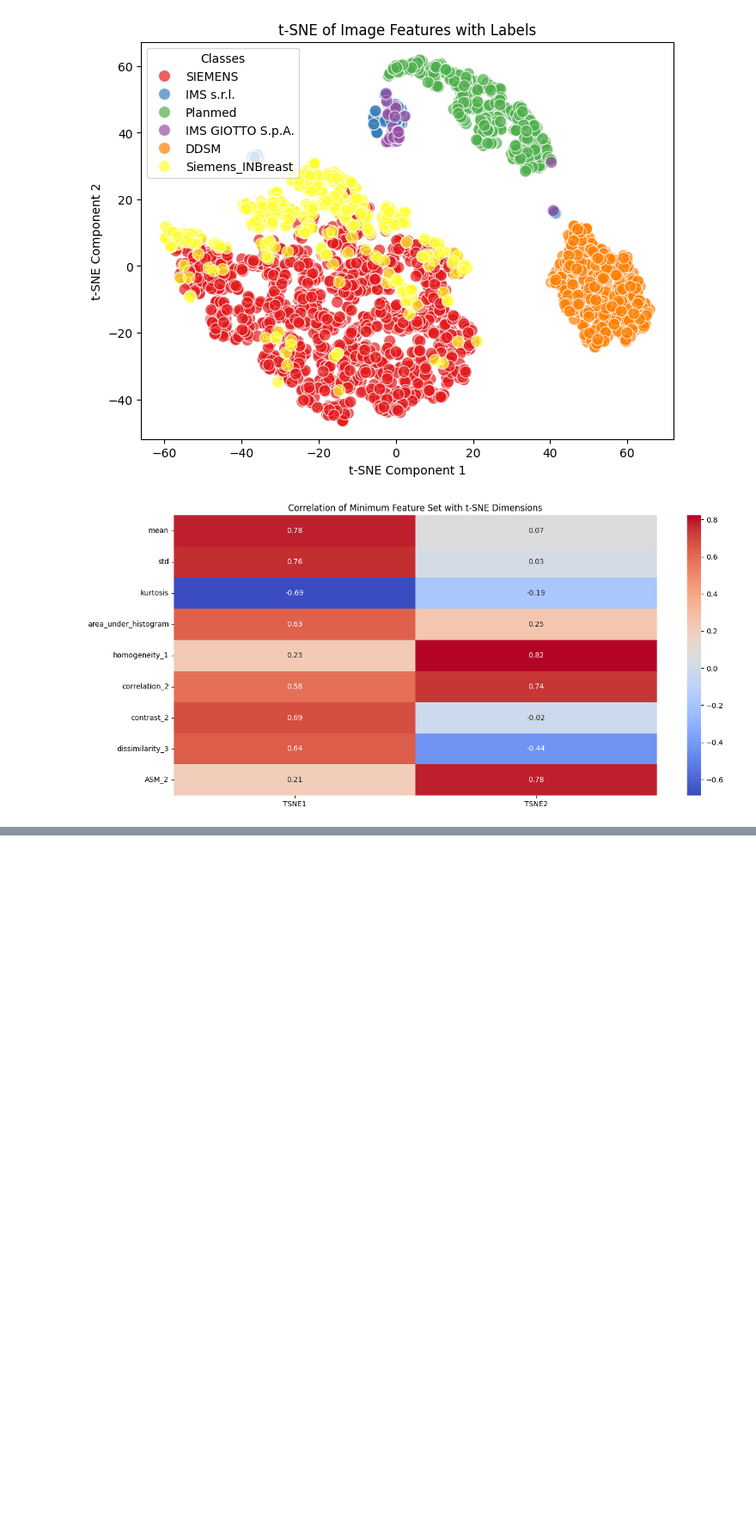
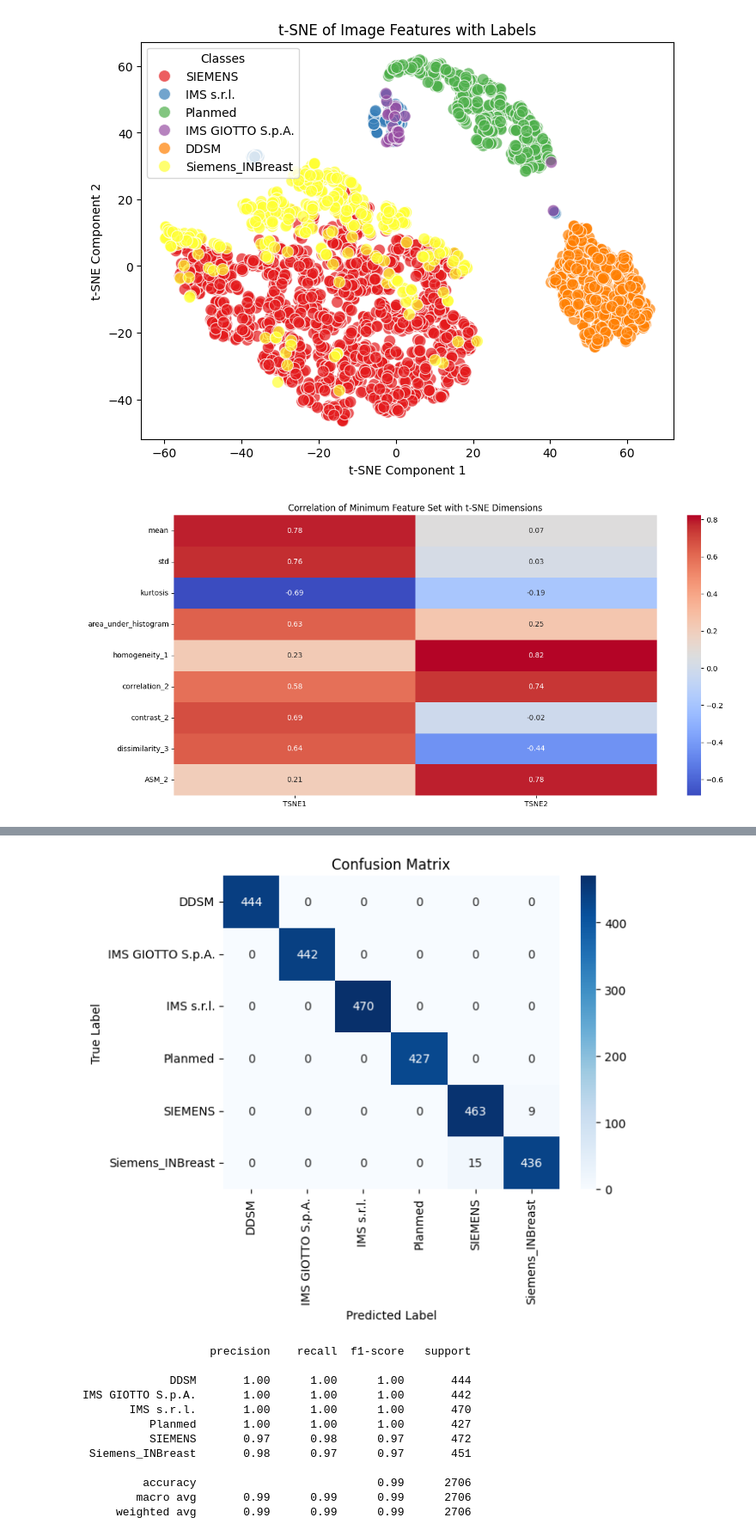
Before and after one commit to mickaeltardy/hera-mi-pmsd2024-homogeneous_mg, a Jupyter notebook: analysis.ipynb, the cells around one changed output, grey strips where cells are left out. Shown at 86% size. Drawn from its saved outputs; the diff is of its cells as text; code cells hidden in the pictures; blank space fills up the shorter version.

Commit message:
some code for nn classification

```diff
--- a/analysis.ipynb
+++ b/analysis.ipynb
@@ -138,0 +306,35 @@ plt.show()
+# %%
+model.eval()
+y_true_test, y_pred_test = [], []
+
+with torch.no_grad():
+    for inputs, labels in test_loader:
+        outputs = model(inputs)
+        _, preds = torch.max(outputs, 1)
+        y_true_test.extend(labels.cpu().numpy())
+        y_pred_test.extend(preds.cpu().numpy())
+
+# Confusion Matrix
+cm = confusion_matrix(y_true_test, y_pred_test)
+sns.heatmap(cm, annot=True, fmt='d', cmap='Blues', xticklabels=le.classes_, yticklabels=le.classes_)
+plt.xlabel('Predicted Label')
+plt.ylabel('True Label')
+plt.title('Confusion Matrix')
+plt.show()
+
+# Classification Report
+print(classification_report(y_true_test, y_pred_test, target_names=le.classes_))
+# %% [output]
+[figure, added]
+                   precision    recall  f1-score   support
+
+             DDSM       1.00      1.00      1.00       444
+IMS GIOTTO S.p.A.       1.00      1.00      1.00       442
+       IMS s.r.l.       1.00      1.00      1.00       470
+          Planmed       1.00      1.00      1.00       427
+          SIEMENS       0.97      0.98      0.97       472
+ Siemens_INBreast       0.98      0.97      0.97       451
+
+         accuracy                           0.99      2706
+        macro avg       0.99      0.99      0.99      2706
+     weighted avg       0.99      0.99      0.99      2706
```
Also changed, not shown: parts of 25 cells of this notebook.
